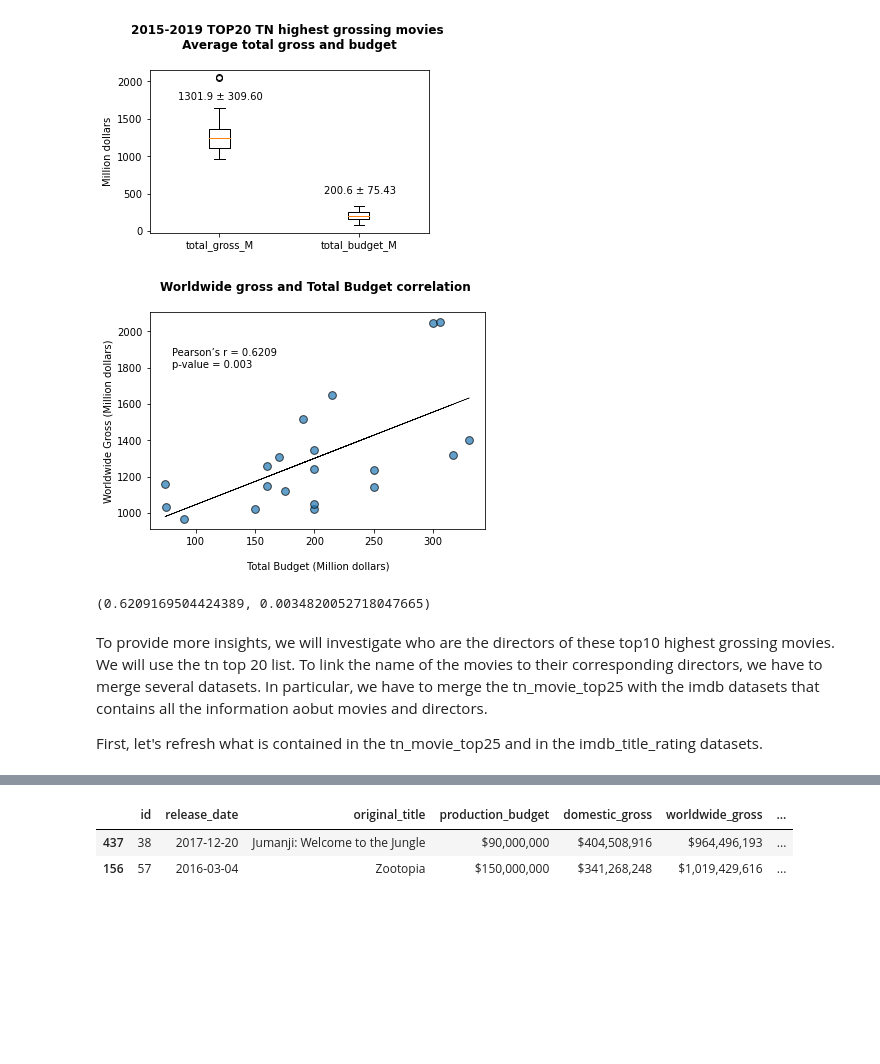
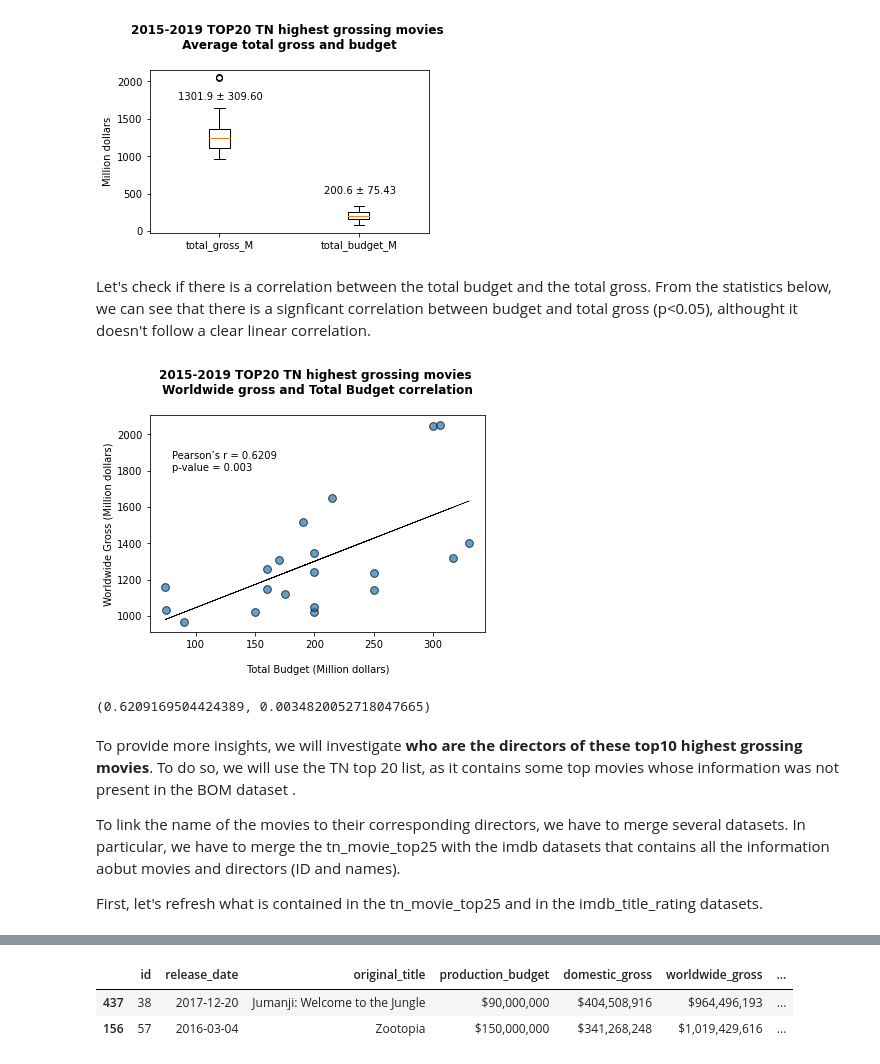
Before and after one commit to arecai/ari_first_attem, a Jupyter notebook: dsc-phase1-project-template.ipynb, the cells around one changed output, grey strips where cells are left out. Saved outputs shown, nothing was run; the diff lists cells and outputs as text; code cells hidden in the pictures; blank space fills up the shorter version.

```diff
--- a/dsc-phase1-project-template.ipynb
+++ b/dsc-phase1-project-template.ipynb
@@ -1014,22 +1064,24 @@ plt.text(0.7, 1750, '1301.9 ± 309.60', fontsize = 10) #this values come from th
 plt.text(1.75, 500, '200.6 ± 75.43', fontsize = 10);  #this values come from the following action;
 # %% [output]
 [figure]
+# %% [markdown]
+Let's check if there is a correlation between the total budget and the total gross. From the statistics below, we can see that there is a signficant correlation between budget and total gross (p<0.05), althought it doesn't follow a clear linear correlation.
 # %%
 fig, ax = plt.subplots()
 
 x = tn_movie_top25['production_budget_new'] / 1000000
 y = tn_movie_top25['worldwide_gross_new']/ 1000000
 
 # Graph X vs. Y as a scatter plot
 ax.scatter(x, y, s=60, alpha=0.7, edgecolors="k")
 m, b = np.polyfit(x, y, 1)
 plt.plot(x, m*x + b,  color="black", lw=0.5)
 ax.set_ylabel('Worldwide Gross (Million dollars)')
 ax.set_xlabel('\n Total Budget (Million dollars)')
-ax.set_title('Worldwide gross and Total Budget correlation \n', fontweight="bold")
+ax.set_title('2015-2019 TOP20 TN highest grossing movies \n Worldwide gross and Total Budget correlation \n', fontweight="bold")
 plt.text(80, 1800, 'Pearson’s r = 0.6209 \np-value = 0.003', fontsize = 10); #this values come from the following action;;
 # %% [output]
-[figure, old version]
+[figure, new version]
 # %%
 stats.pearsonr(tn_movie_top25['production_budget_new'], tn_movie_top25['worldwide_gross_new'])
 
@@ -1038,8 +1090,9 @@ stats.pearsonr(tn_movie_top25['production_budget_new'], tn_movie_top25['worldwid
 # %% [output]
 (0.6209169504424389, 0.0034820052718047665)
 # %% [markdown]
-To provide more insights, we will investigate who are the directors of these top10 highest grossing movies. We will use the tn top 20 list.
-To link the name of the movies to their corresponding directors, we have to merge several datasets. In particular, we have to merge the tn_movie_top25 with the imdb datasets that contains all the information aobut movies and directors.
+To provide more insights, we will investigate **who are the directors of these top10 highest grossing movies**. To do so, we will use the TN top 20 list, as it contains some top movies whose information was not present in the BOM dataset .
+
+To link the name of the movies to their corresponding directors, we have to merge several datasets. In particular, we have to merge the tn_movie_top25 with the imdb datasets that contains all the information aobut movies and directors (ID and names).
 
 First, let's refresh what is contained in the tn_movie_top25 and in the imdb_title_rating datasets.
 # %%
```
Also changed, not shown: parts of 86 cells of this notebook.
